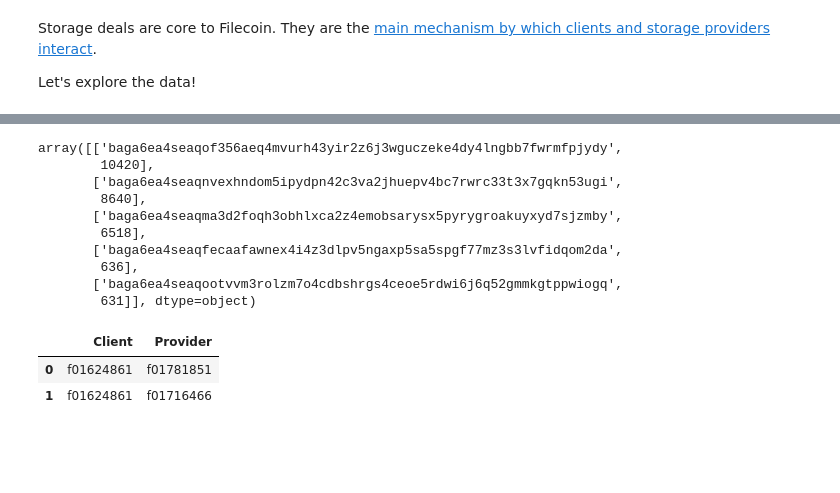
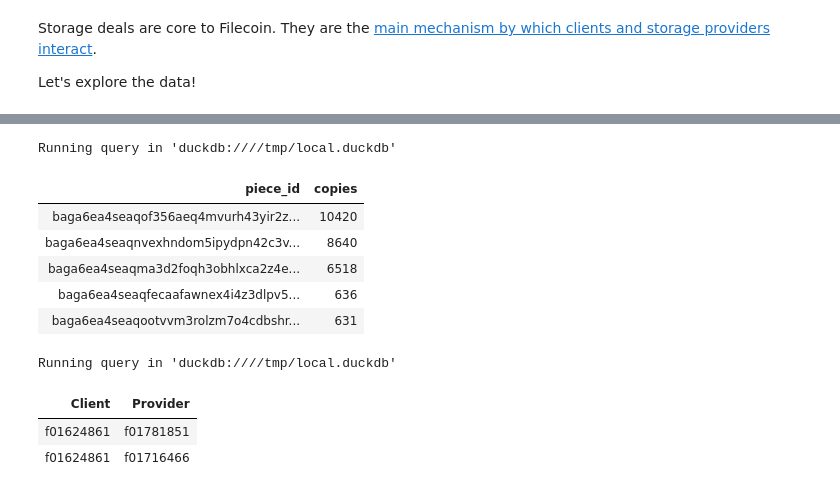
Before and after one commit to davidgasquez/filecoin-data-portal, a Jupyter notebook: analysis/2023-05-15 Exploring Filecoin Deals.ipynb, the cells around one changed output, grey strips where cells are left out. Saved outputs shown, nothing was run; the diff lists cells and outputs as text; code cells hidden in the pictures; blank space fills up the shorter version.

```diff
--- a/analysis/2023-05-15 Exploring Filecoin Deals.ipynb
+++ b/analysis/2023-05-15 Exploring Filecoin Deals.ipynb
@@ -142,40 +149,34 @@ con.sql(
 # %%
-con.sql(
-    """
-    select
-        PieceCID."/" as piece_id,
-        count(*) as copies
-    from state_market_deals
-    where 1=1
-        and SectorStartEpoch != -1
-        and SlashEpoch = -1
-    group by piece_id
-    order by copies desc
-    limit 5
-    """
-).df().values
+%%sql
+
+select
+    PieceCID."/" as piece_id,
+    count(*) as copies
+from state_market_deals
+where 1=1
+    and SectorStartEpoch != -1
+    and SlashEpoch = -1
+group by piece_id
+order by copies desc
+limit 5
 # %% [output]
-array([['baga6ea4seaqof356aeq4mvurh43yir2z6j3wguczeke4dy4lngbb7fwrmfpjydy',
-        10420],
-       ['baga6ea4seaqnvexhndom5ipydpn42c3va2jhuepv4bc7rwrc33t3x7gqkn53ugi',
-        8640],
-       ['baga6ea4seaqma3d2foqh3obhlxca2z4emobsarysx5pyrygroakuyxyd7sjzmby',
-        6518],
-       ['baga6ea4seaqfecaafawnex4i4z3dlpv5ngaxp5sa5spgf77mz3s3lvfidqom2da',
-        636],
-       ['baga6ea4seaqootvvm3rolzm7o4cdbshrgs4ceoe5rdwi6j6q52gmmkgtppwiogq',
-        631]], dtype=object)
+Running query in 'duckdb:////tmp/local.duckdb'
+| piece_id | copies |
+| baga6ea4seaqof356aeq4mvurh43yir2z... | 10420 |
+| baga6ea4seaqnvexhndom5ipydpn42c3v... | 8640 |
+| baga6ea4seaqma3d2foqh3obhlxca2z4e... | 6518 |
+| baga6ea4seaqfecaafawnex4i4z3dlpv5... | 636 |
+| baga6ea4seaqootvvm3rolzm7o4cdbshr... | 631 |
 # %%
-con.sql(
-    """
-    select distinct
-        Client,
-        Provider,
-    from state_market_deals
-    where PieceCID."/" = 'baga6ea4seaqof356aeq4mvurh43yir2z6j3wguczeke4dy4lngbb7fwrmfpjydy'
-    """
-).df()
+%%sql
+
+select distinct
+    Client,
+    Provider,
+from state_market_deals
+where PieceCID."/" = 'baga6ea4seaqof356aeq4mvurh43yir2z6j3wguczeke4dy4lngbb7fwrmfpjydy'
 # %% [output]
+Running query in 'duckdb:////tmp/local.duckdb'
-|  | Client | Provider |
-| 0 | f01624861 | f01781851 |
-| 1 | f01624861 | f01716466 |
+| Client | Provider |
+| f01624861 | f01781851 |
+| f01624861 | f01716466 |
```
Also changed, not shown: parts of 12 cells of this notebook.
